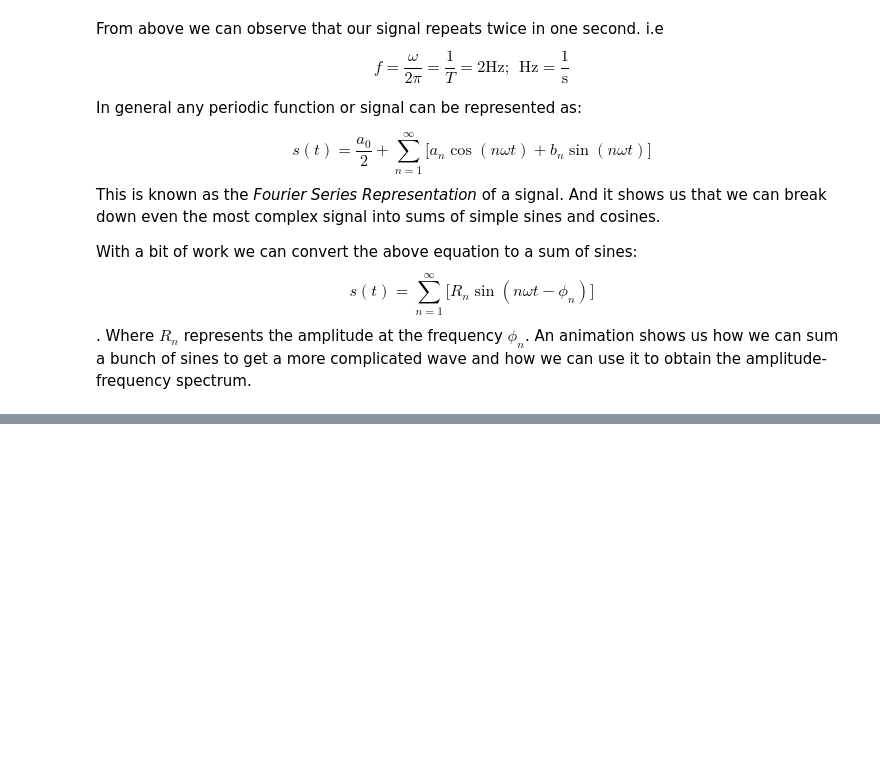
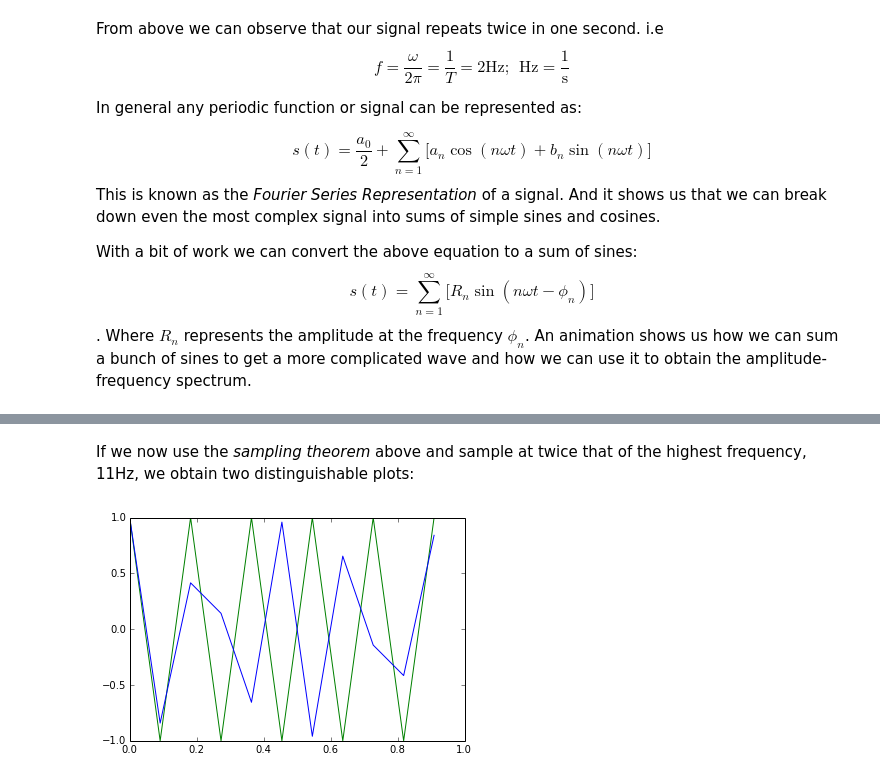
Before and after one commit to zafarali/physiosignal-research, a Jupyter notebook: dsp/sampling_and_filtering.ipynb, the cells around one changed output, grey strips where cells are left out. Saved outputs shown, nothing was run; the diff lists cells and outputs as text; code cells hidden in the pictures; blank space fills up the shorter version.

Commit message:
Add section on Sampling and Aliasing

```diff
--- a/dsp/sampling_and_filtering.ipynb
+++ b/dsp/sampling_and_filtering.ipynb
@@ -54,0 +123,16 @@ plt.legend()
+# %% [markdown]
+If we now use the *sampling theorem* above and sample at twice that of the highest frequency, 11Hz, we obtain two distinguishable plots:
+# %%
+# increased sample rate
+sample_rate = 11
+dt = 1 / float(sample_rate)
+
+plt.figure()
+t_sampled = np.arange(0, 1, dt)
+s_1_sampled = s_1(t_sampled)
+s_2_sampled = s_2(t_sampled)
+plt.plot(t_sampled, s_1_sampled, 'g')
+plt.plot(t_sampled, s_2_sampled, 'b')
+plt.show()
+# %% [output]
+[figure, added]
```
Also changed, not shown: parts of 7 cells of this notebook.
